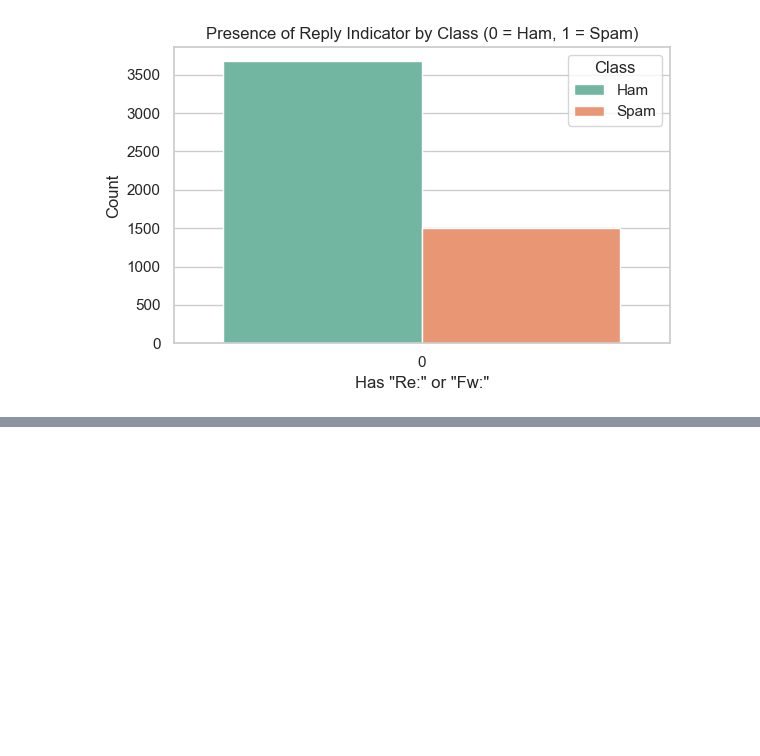
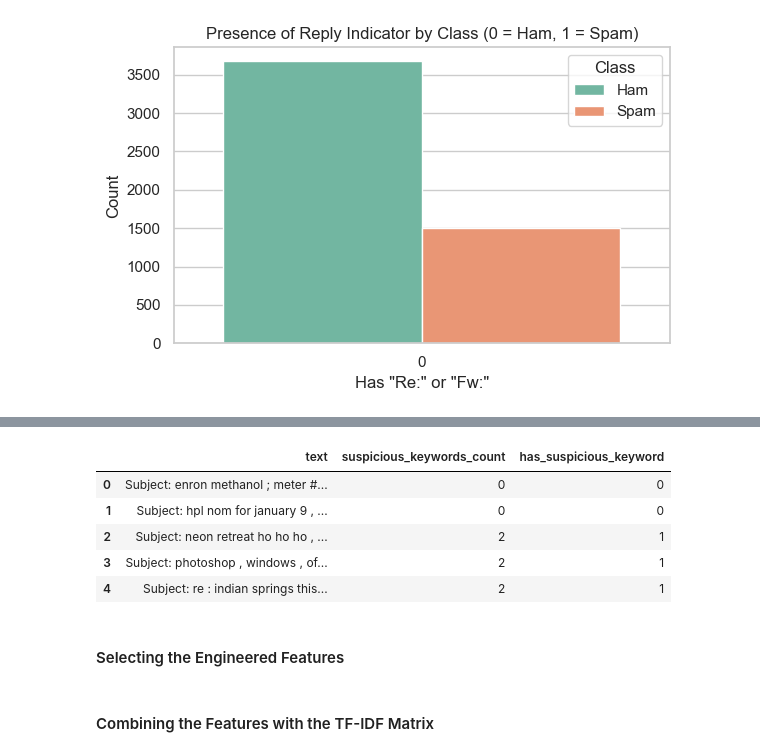
Before and after one commit to BarraHarrison/Spam-Detection, a Jupyter notebook: main.ipynb, the cells around one changed output, grey strips where cells are left out. Drawn from its saved outputs; the diff is of its cells as text; code cells hidden in the pictures; blank space fills up the shorter version.

```diff
--- a/main.ipynb
+++ b/main.ipynb
@@ -575,0 +607,13 @@ plt.show()
+# %%
+# Convert count into binary flag (1 if ≥ 1 suspicious word is present, else 0)
+df['has_suspicious_keyword'] = df['suspicious_keywords_count'].apply(lambda x: int(x > 0))
+
+# Preview result
+df[['text', 'suspicious_keywords_count', 'has_suspicious_keyword']].head()
+# %% [output]
+|  | text | suspicious_keywords_count | has_suspicious_keyword |
+| 0 | Subject: enron methanol ; meter #... | 0 | 0 |
+| 1 | Subject: hpl nom for january 9 , ... | 0 | 0 |
+| 2 | Subject: neon retreat ho ho ho , ... | 2 | 1 |
+| 3 | Subject: photoshop , windows , of... | 2 | 1 |
+| 4 | Subject: re : indian springs this... | 2 | 1 |
@@ -575,0 +625,2 @@ plt.show()
+# %% [markdown]
+#### Selecting the Engineered Features
@@ -575,0 +640,2 @@ plt.show()
+# %% [markdown]
+#### Combining the Features with the TF-IDF Matrix
```
Also changed, not shown: parts of 9 cells of this notebook.
